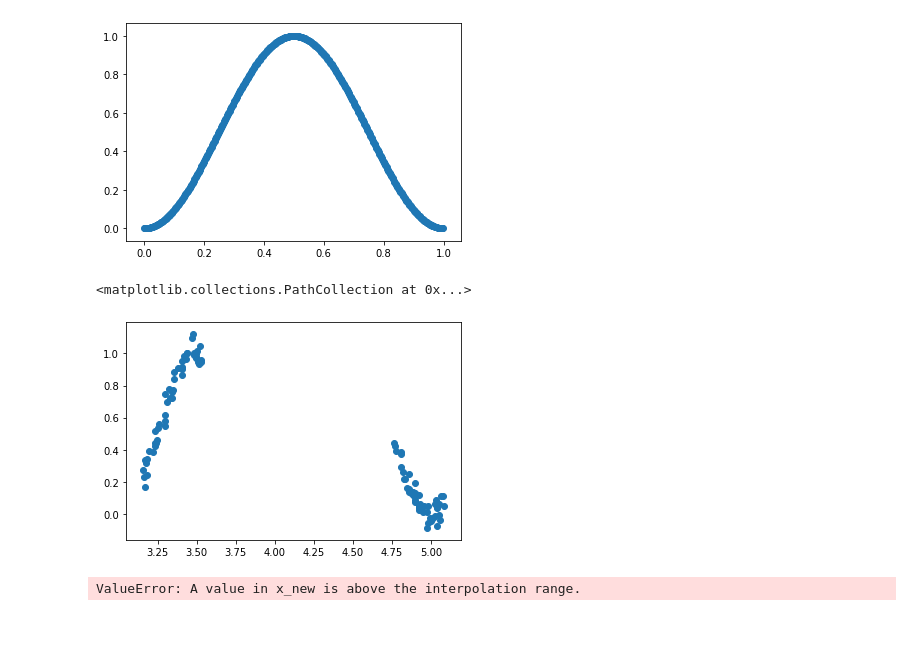
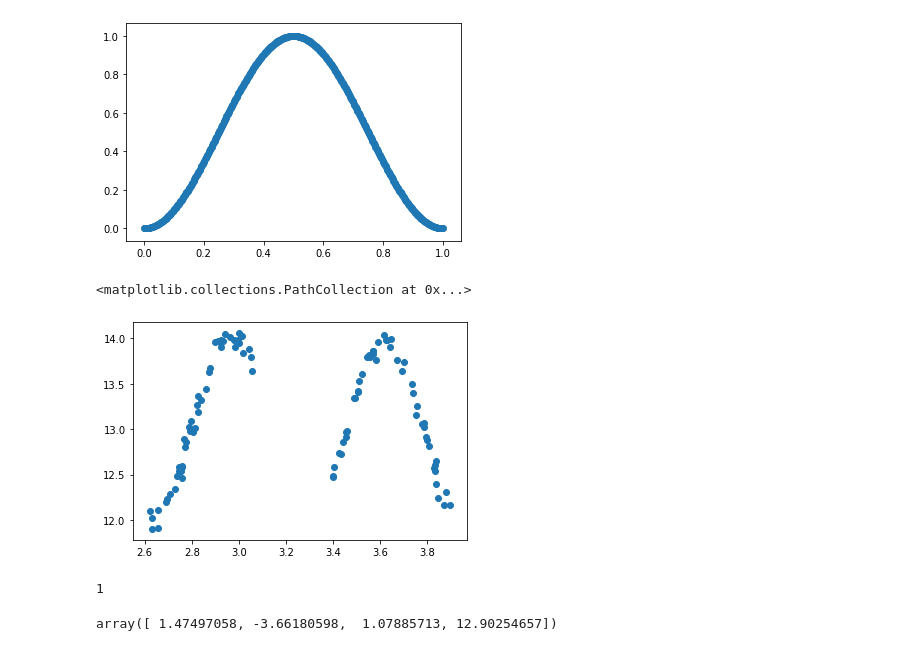
Before and after one commit to KyleLMatt/CurveFit, a Jupyter notebook: test.ipynb, the cells around one changed output. Cells and saved outputs as stored; diff of their text form; code cells hidden in the pictures.

Commit message:
period search

```diff
--- a/test.ipynb
+++ b/test.ipynb
@@ -13,16 +15,20 @@ plt.scatter(tmp[0,:,0],tmp[0,:,1])
 <matplotlib.collections.PathCollection at 0x...>
 [figure]
 # %%
-t1 = np.random.random(50)/2.5+3.14
-t2 = np.random.random(50)/3+4.76
+t1 = np.random.random(50)/2+2.6
+t2 = np.random.random(50)/2+3.4
 t = np.concatenate((t1,t2))
 dy = .04*np.random.randn(len(t))
-y = (1-np.cos(t*2*np.pi))/2 + dy
+period = .658
+y = (1-np.cos(t*2*np.pi/period))/2 + dy
+amp = 2
+shft = 12
+y = amp * y + shft
 crv = np.array((t,y,dy)).T
 plt.scatter(crv[:,0],crv[:,1])
 # %% [output]
 <matplotlib.collections.PathCollection at 0x...>
-[figure, old version]
+[figure, new version]
 # %%
 class tmpfitter:
     def __init__ (self, tmps):
@@ -51,6 +57,9 @@ def tmpfit(tmps,crv,pinit):
     n = np.argmin(datfit)
     return n, npars[n]
 # %%
-tmpfit(tmp,crv,(.9,0,1.1,0))
+n,pars = tmpfit(tmp,crv,(.7,0,1.1,0))
+display(n)
+pars
 # %% [output]
-ValueError: A value in x_new is above the interpolation range.
+1
+array([ 1.47497058, -3.66180598,  1.07885713, 12.90254657])
```
Also changed, not shown: parts of 4 cells of this notebook, 2 other files.
